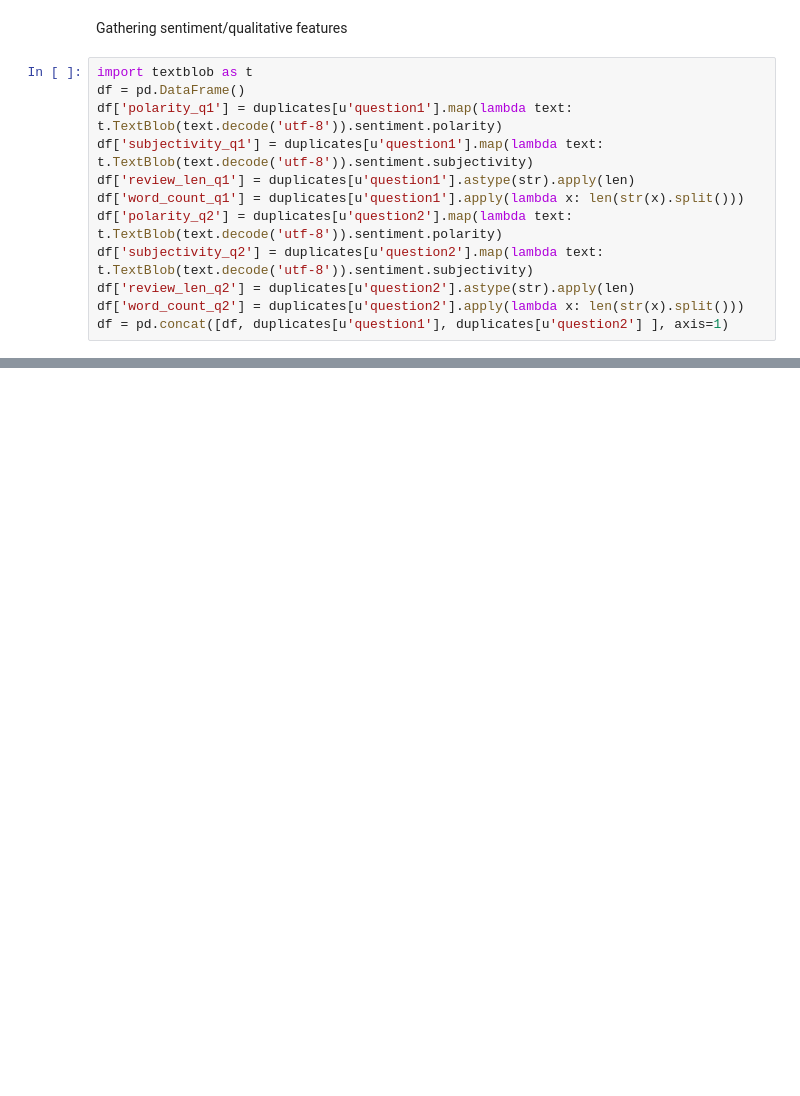
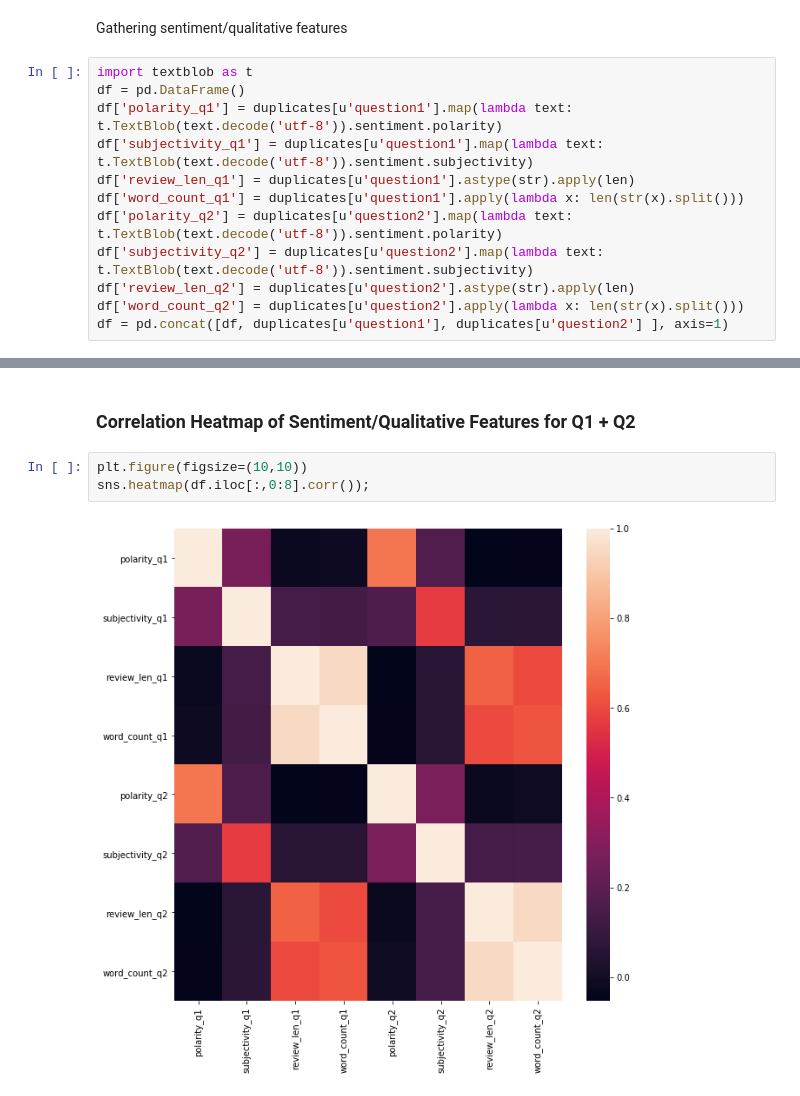
Before and after one commit to cardosel/Detect-Duplicate-Questions, a Jupyter notebook: Detecting-Duplicates-EDA.ipynb, the cells around one changed output, grey strips where cells are left out. Saved outputs shown, nothing was run; the diff lists cells and outputs as text; blank space fills up the shorter version.

Commit message:
adding correlation heatmap

```diff
--- a/Detecting-Duplicates-EDA.ipynb
+++ b/Detecting-Duplicates-EDA.ipynb
@@ -237,0 +238,7 @@ df.head(10)
+# %% [markdown]
+### Correlation Heatmap of Sentiment/Qualitative Features for Q1 + Q2
+# %%
+plt.figure(figsize=(10,10))
+sns.heatmap(df.iloc[:,0:8].corr());
+# %% [output]
+[figure, added]
```
Also changed, not shown: parts of 3 cells of this notebook.
